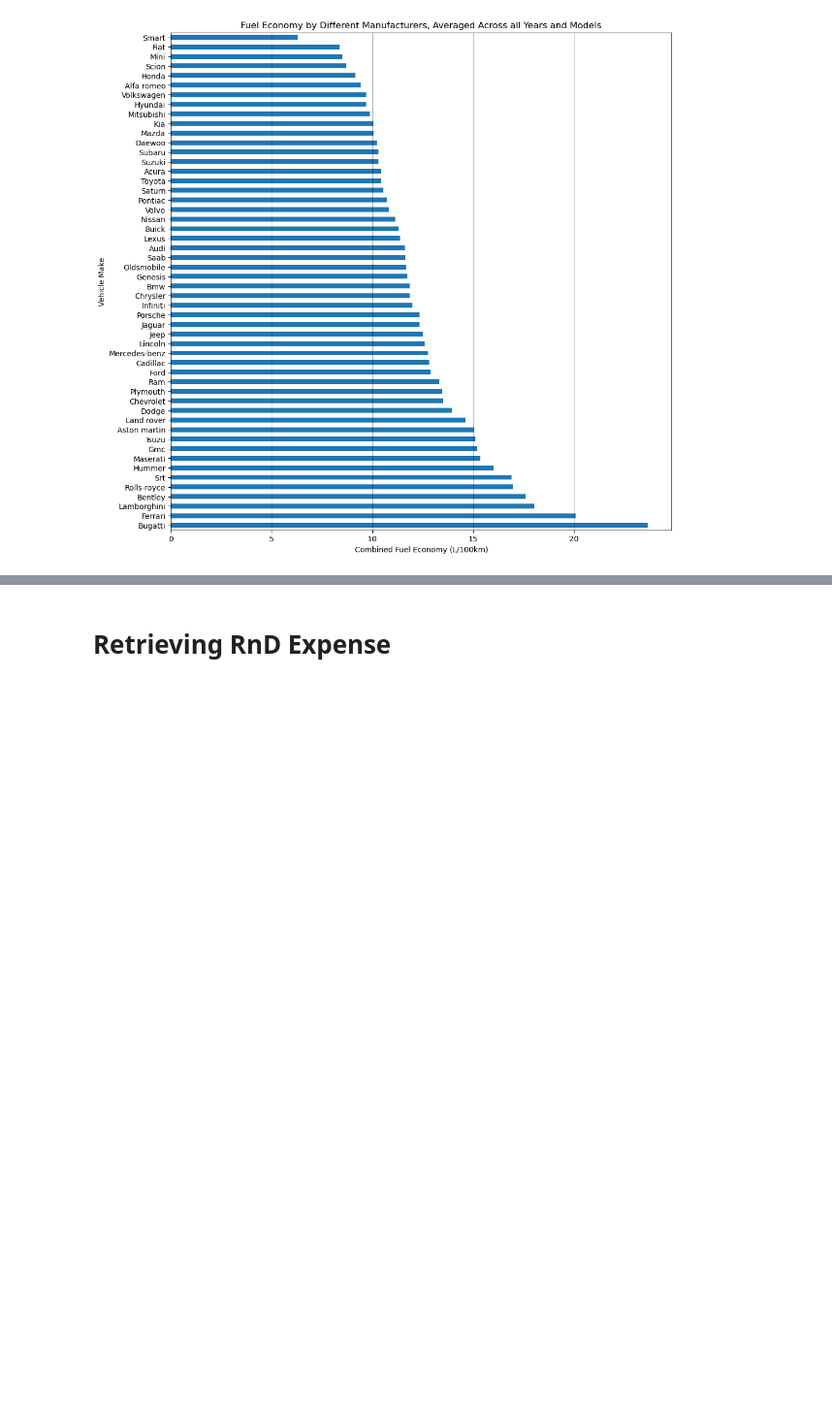
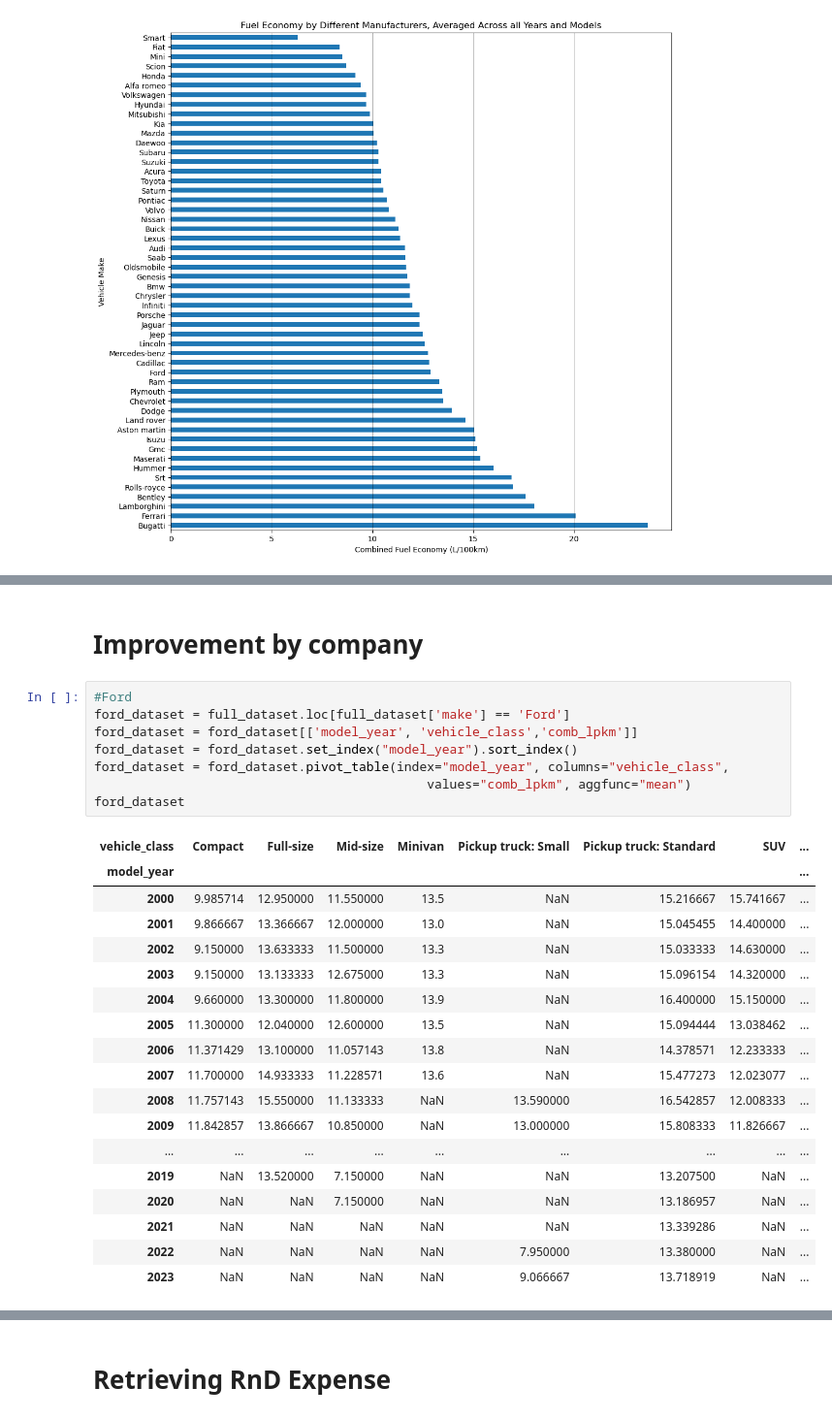
Before and after one commit to alexproskiw/Fuel-Efficiency-of-Canadian-Vehicles-Trends-and-Predictions, a Jupyter notebook: ECON323 Final Project.ipynb, the cells around one changed output, grey strips where cells are left out. Shown at 97% size. Cells and saved outputs as stored; diff of their text form; blank space fills up the shorter version.

```diff
--- a/ECON323 Final Project.ipynb
+++ b/ECON323 Final Project.ipynb
@@ -245,0 +316,29 @@ by_year.idxmin()
+# %% [markdown]
+# Improvement by company
+# %%
+#Ford
+ford_dataset = full_dataset.loc[full_dataset['make'] == 'Ford']
+ford_dataset = ford_dataset[['model_year', 'vehicle_class','comb_lpkm']]
+ford_dataset = ford_dataset.set_index("model_year").sort_index()
+ford_dataset = ford_dataset.pivot_table(index="model_year", columns="vehicle_class",
+                                            values="comb_lpkm", aggfunc="mean")
+ford_dataset
+# %% [output]
+| vehicle_class | Compact | Full-size | Mid-size | Minivan | Pickup truck: Small | Pickup truck: Standard | SUV | ... |
+| model_year |  |  |  |  |  |  |  | ... |
+| 2000 | 9.985714 | 12.950000 | 11.550000 | 13.5 | NaN | 15.216667 | 15.741667 | ... |
+| 2001 | 9.866667 | 13.366667 | 12.000000 | 13.0 | NaN | 15.045455 | 14.400000 | ... |
+| 2002 | 9.150000 | 13.633333 | 11.500000 | 13.3 | NaN | 15.033333 | 14.630000 | ... |
+| 2003 | 9.150000 | 13.133333 | 12.675000 | 13.3 | NaN | 15.096154 | 14.320000 | ... |
+| 2004 | 9.660000 | 13.300000 | 11.800000 | 13.9 | NaN | 16.400000 | 15.150000 | ... |
+| 2005 | 11.300000 | 12.040000 | 12.600000 | 13.5 | NaN | 15.094444 | 13.038462 | ... |
+| 2006 | 11.371429 | 13.100000 | 11.057143 | 13.8 | NaN | 14.378571 | 12.233333 | ... |
+| 2007 | 11.700000 | 14.933333 | 11.228571 | 13.6 | NaN | 15.477273 | 12.023077 | ... |
+| 2008 | 11.757143 | 15.550000 | 11.133333 | NaN | 13.590000 | 16.542857 | 12.008333 | ... |
+| 2009 | 11.842857 | 13.866667 | 10.850000 | NaN | 13.000000 | 15.808333 | 11.826667 | ... |
+| ... | ... | ... | ... | ... | ... | ... | ... | ... |
+| 2019 | NaN | 13.520000 | 7.150000 | NaN | NaN | 13.207500 | NaN | ... |
+| 2020 | NaN | NaN | 7.150000 | NaN | NaN | 13.186957 | NaN | ... |
+| 2021 | NaN | NaN | NaN | NaN | NaN | 13.339286 | NaN | ... |
+| 2022 | NaN | NaN | NaN | NaN | 7.950000 | 13.380000 | NaN | ... |
+| 2023 | NaN | NaN | NaN | NaN | 9.066667 | 13.718919 | NaN | ... |
```
Also changed, not shown: parts of 12 cells of this notebook.
